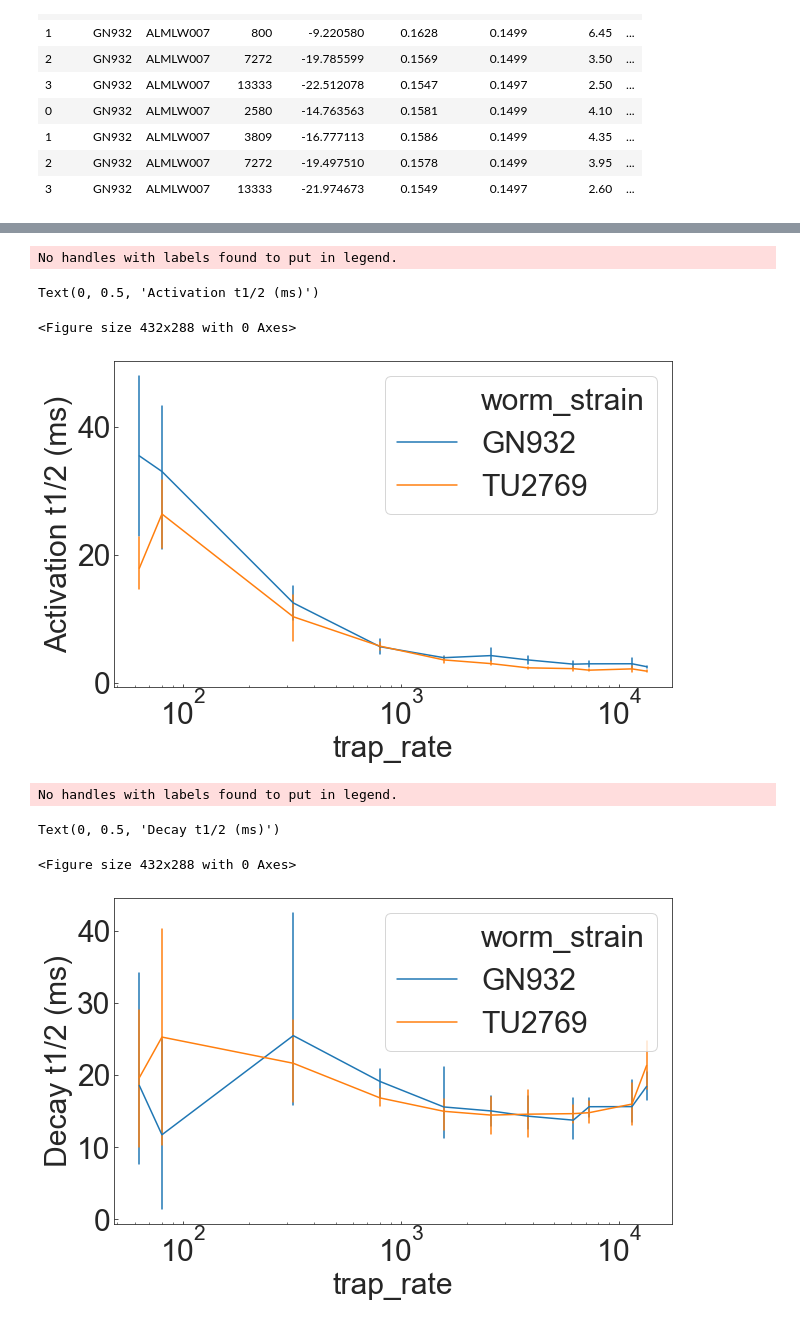
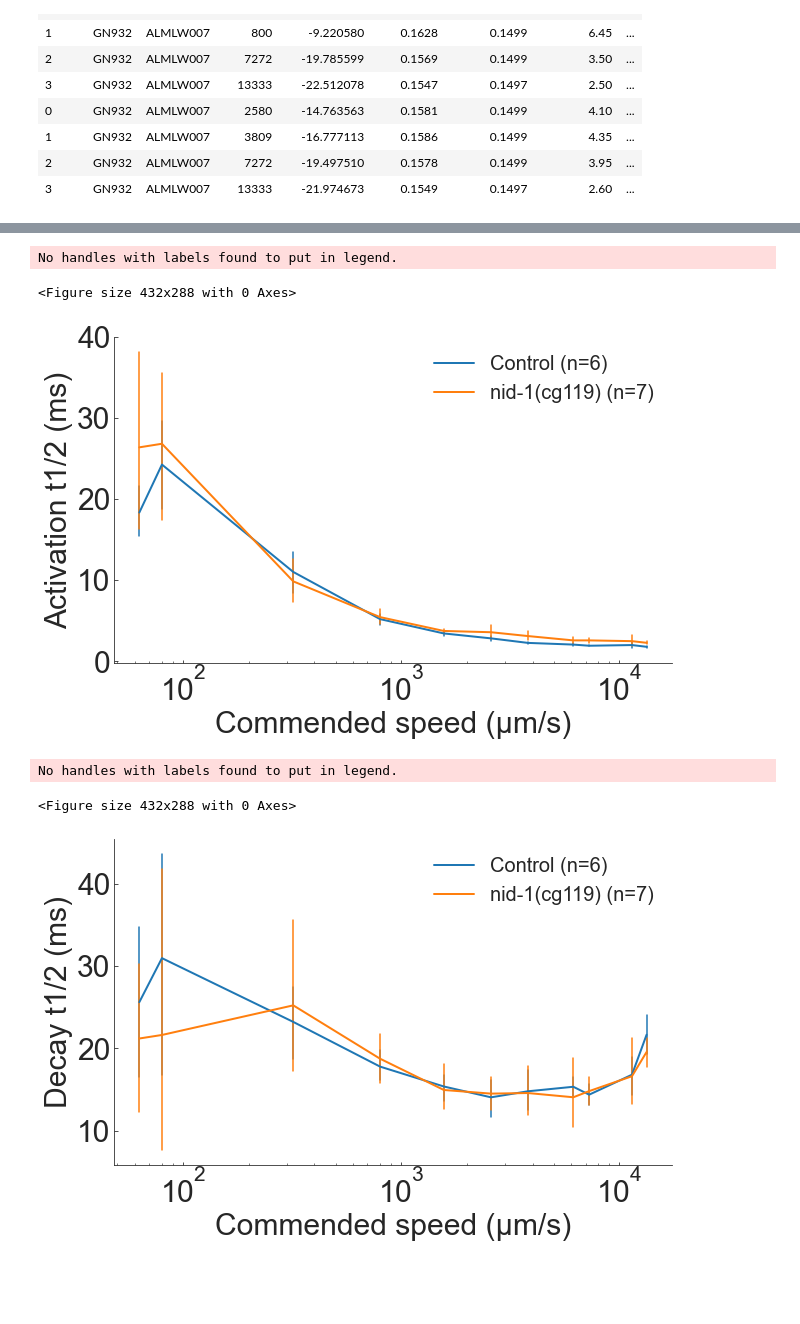
Before and after one commit to Lingxin-hub/EphysAnalysis, a Jupyter notebook: TrapZoidal_Plotting_ON.ipynb, the cells around one changed output, grey strips where cells are left out. Drawn from its saved outputs; the diff is of its cells as text; code cells hidden in the pictures; blank space fills up the shorter version.

```diff
--- a/TrapZoidal_Plotting_ON.ipynb
+++ b/TrapZoidal_Plotting_ON.ipynb
@@ -12,7 +12,7 @@ import numpy as np
 # %%
 # enter pathway of where files are saved
 # C:\Users\LingxinW\Box\Wang\Ephys_recording\ALM_ephys\ExtractedData
-fpath = 'C:/Users/LingxinW/Box/Wang/Ephys_recording/ALM_ephys/ExtractedData/TrapData/'
+fpath = 'C:/Users/LingxinW/Box/Wang/Ephys_recording/ALM_ephys/ExtractedData/TrapData/TrapeON'
 all_files = glob.glob(fpath + "/*.csv")
 # %%
 pwd
@@ -56,3 +41,5 @@ Name: worm_strain, Length: 120, dtype: object
+# %%
+analysis['amp_peaks_on']=-analysis['amp_peaks_on']
 # %%
 # plot the figures using seaborn
 # plot Trap_ON amplitude
@@ -97,31 +89,45 @@ plt.rcParams['svg.fonttype'] = 'none'
 
 plt.figure(figsize=(10,6))
 plt.legend(loc='upper right')
-fig = sns.lineplot(x='trap_rate', y='t_half_act_on', data=analysis2, hue = 'worm_strain', err_style ='bars')
+sns.despine(right=True) # remove axis spines of right and up
+fig = sns.lineplot(x='trap_rate', y='t_half_act_on', data=analysis2, hue = 'worm_strain', hue_order = ["TU2769", "GN932"], err_style ='bars', lw=2)
+handles, labels = fig.get_legend_handles_labels() # and next line code to remove legend title
+plt.legend(handles=handles[1:], labels=labels[1:])#
+plt.legend(['Control (n=6)', 'nid-1(cg119) (n=7)'], frameon = False, prop={'size': 20}) # change figure label from strain name to genotype
 fig.set(xscale="log")
 plt.ylabel('Activation t1/2 (ms)')
+plt.xlabel('Commended speed (\u03bcm/s)')
+
+# save figure to a directory "C:\Users\LingxinW\Box\Wang\Ephys_recording\ALM_ephys\ExtractedData\TrapData\TrapeON"
+plt.savefig('C:/Users/LingxinW/Box/Wang/Ephys_recording/ALM_ephys/ExtractedData/TrapData/TrapeON/TrapZoidal_ON_act.svg')
 # %% [output]
 No handles with labels found to put in legend.
-Text(0, 0.5, 'Activation t1/2 (ms)')
+<Figure size 432x288 with 0 Axes>
-<Figure size 432x288 with 0 Axes>
-[figure, old version]
+[figure, new version]
 # %%
 # plot the figures using seaborn
 # plot Trap_ON Decay t1/2
 
 sns.set_style('white')
 sns.set_style('ticks', {'xtick.direction': 'in', 'ytick.direction': 'in'})
 sns.despine(offset=2, trim=True)
 plt.rcParams.update({'font.size': 30})
 plt.rcParams['svg.fonttype'] = 'none'
 
 plt.figure(figsize=(10,6))
 plt.legend(loc='upper right')
-fig = sns.lineplot(x='trap_rate', y='t_half_decay_on', data=analysis, hue = 'worm_strain', err_style ='bars')
+sns.despine(right=True) # remove axis spines of right and up
+fig = sns.lineplot(x='trap_rate', y='t_half_decay_on', data=analysis, hue = 'worm_strain', hue_order = ["TU2769", "GN932"],err_style ='bars', lw=2)
+handles, labels = fig.get_legend_handles_labels() # and next line code to remove legend title
+plt.legend(handles=handles[1:], labels=labels[1:])#
+plt.legend(['Control (n=6)', 'nid-1(cg119) (n=7)'], frameon = False, prop={'size': 20}) # change figure label from strain name to genotype
 fig.set(xscale="log")
 plt.ylabel('Decay t1/2 (ms)')
+plt.xlabel('Commended speed (\u03bcm/s)')
+
+# save figure to a directory "C:\Users\LingxinW\Box\Wang\Ephys_recording\ALM_ephys\ExtractedData\TrapData\TrapeON"
+plt.savefig('C:/Users/LingxinW/Box/Wang/Ephys_recording/ALM_ephys/ExtractedData/TrapData/TrapeON/TrapZoidal_ON_dacay.svg')
 # %% [output]
 No handles with labels found to put in legend.
-Text(0, 0.5, 'Decay t1/2 (ms)')
+<Figure size 432x288 with 0 Axes>
-<Figure size 432x288 with 0 Axes>
-[figure, old version]
+[figure, new version]
```
Also changed, not shown: parts of 3 cells of this notebook.
